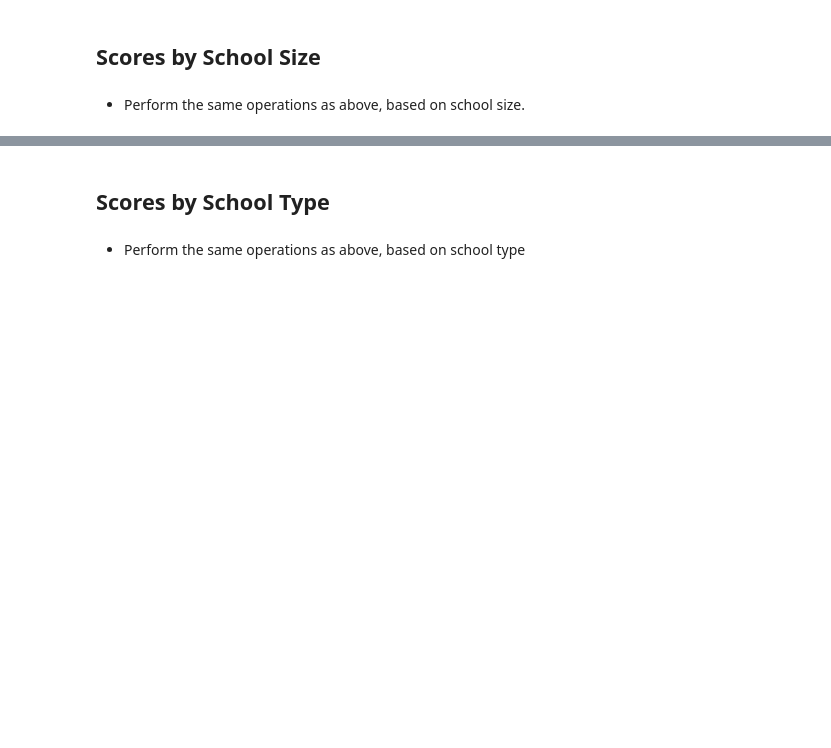
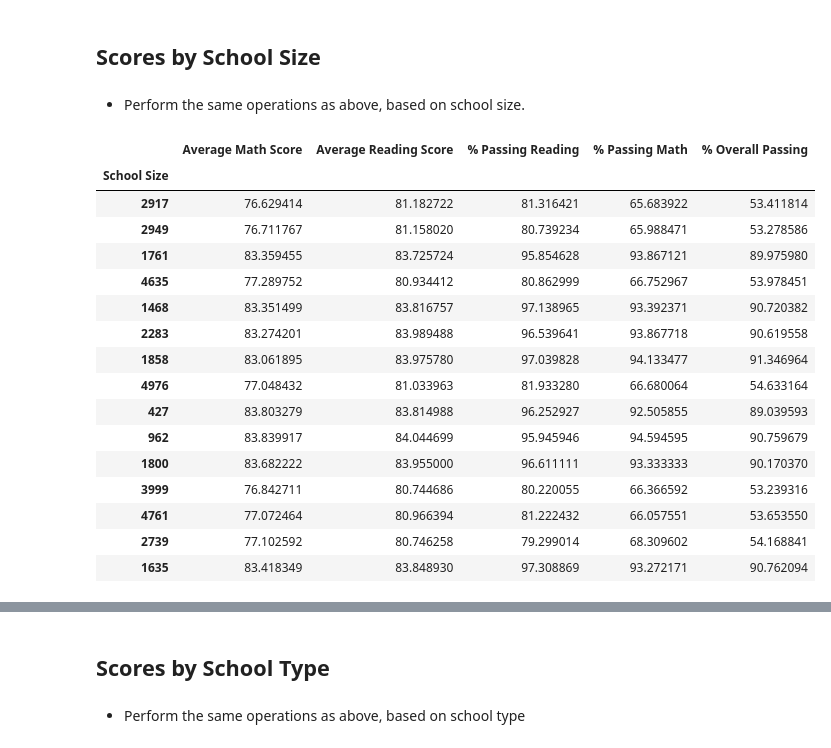
Before and after one commit to Flores-Kevin/pandas-challenge, a Jupyter notebook: PyCitySchools/PyCitySchools_starter.ipynb, the cells around one changed output, grey strips where cells are left out. Saved outputs shown, nothing was run; the diff lists cells and outputs as text; code cells hidden in the pictures; blank space fills up the shorter version.

```diff
--- a/PyCitySchools/PyCitySchools_starter.ipynb
+++ b/PyCitySchools/PyCitySchools_starter.ipynb
@@ -340,6 +381,32 @@ Name: reading_pf, dtype: float64
 ## Scores by School Size
 # %% [markdown]
 * Perform the same operations as above, based on school size.
+# %%
+school_size = summary_df4.copy()
+school_size = school_size.drop(columns=['School Type','School Name','Per Student Budget','Total School Budget'])
+school_size = school_size.rename(columns = {'Total Students':'School Size'})
+school_size = school_size.set_index(["School Size"])
+#school_size = school_size.groupby(["School Size"]).mean()
+
+school_size
+# %% [output]
+|  | Average Math Score | Average Reading Score | % Passing Reading | % Passing Math | % Overall Passing |
+| School Size |  |  |  |  |  |
+| 2917 | 76.629414 | 81.182722 | 81.316421 | 65.683922 | 53.411814 |
+| 2949 | 76.711767 | 81.158020 | 80.739234 | 65.988471 | 53.278586 |
+| 1761 | 83.359455 | 83.725724 | 95.854628 | 93.867121 | 89.975980 |
+| 4635 | 77.289752 | 80.934412 | 80.862999 | 66.752967 | 53.978451 |
+| 1468 | 83.351499 | 83.816757 | 97.138965 | 93.392371 | 90.720382 |
+| 2283 | 83.274201 | 83.989488 | 96.539641 | 93.867718 | 90.619558 |
+| 1858 | 83.061895 | 83.975780 | 97.039828 | 94.133477 | 91.346964 |
+| 4976 | 77.048432 | 81.033963 | 81.933280 | 66.680064 | 54.633164 |
+| 427 | 83.803279 | 83.814988 | 96.252927 | 92.505855 | 89.039593 |
+| 962 | 83.839917 | 84.044699 | 95.945946 | 94.594595 | 90.759679 |
+| 1800 | 83.682222 | 83.955000 | 96.611111 | 93.333333 | 90.170370 |
+| 3999 | 76.842711 | 80.744686 | 80.220055 | 66.366592 | 53.239316 |
+| 4761 | 77.072464 | 80.966394 | 81.222432 | 66.057551 | 53.653550 |
+| 2739 | 77.102592 | 80.746258 | 79.299014 | 68.309602 | 54.168841 |
+| 1635 | 83.418349 | 83.848930 | 97.308869 | 93.272171 | 90.762094 |
 # %%
 # %% [output]
 |  | Average Math Score | Average Reading Score | % Passing Math | % Passing Reading | % Overall Passing |
```
Also changed, not shown: parts of 13 cells of this notebook.
